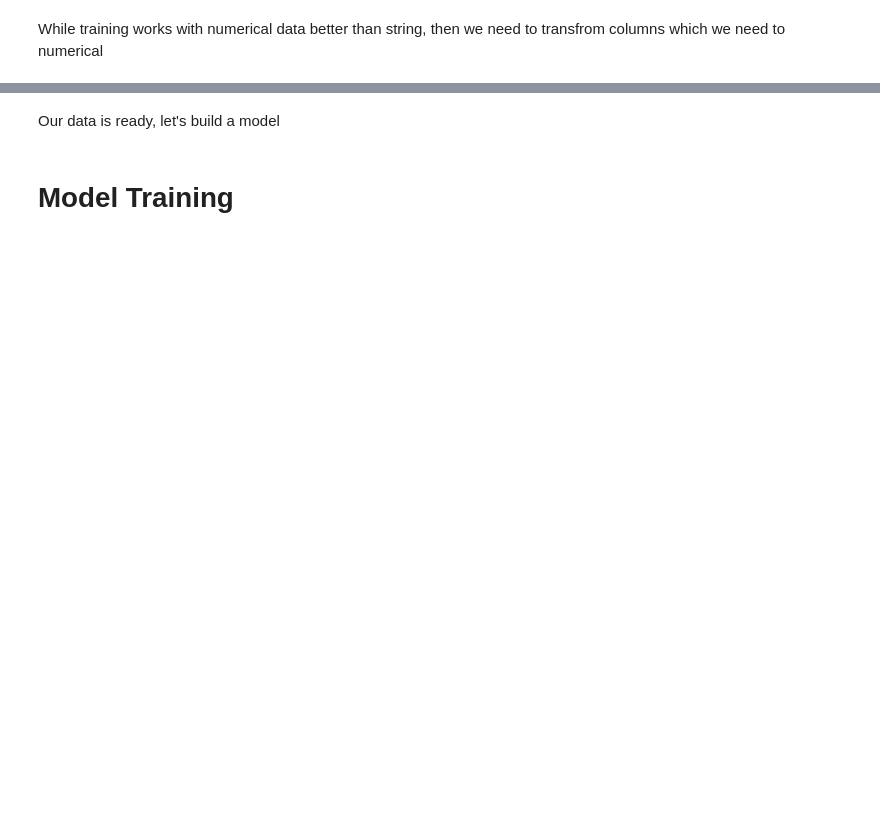
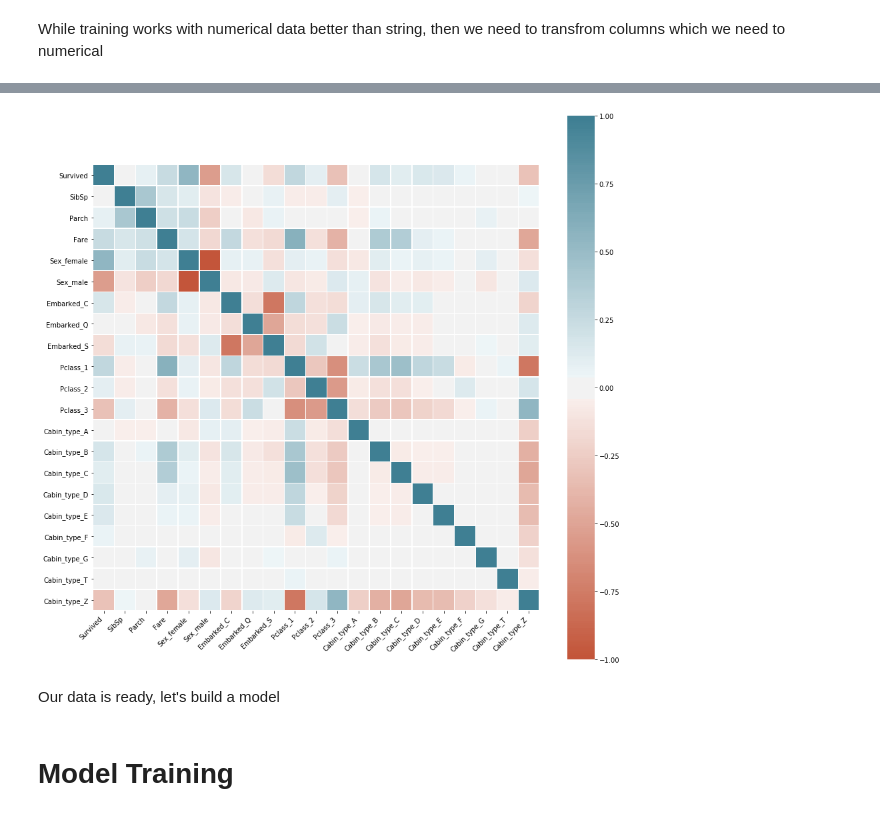
Before and after one commit to Thienbuu/Titanic_classification, a Jupyter notebook: Basic.ipynb, the cells around one changed output, grey strips where cells are left out. Cells and saved outputs as stored; diff of their text form; code cells hidden in the pictures; blank space fills up the shorter version.

```diff
--- a/Basic.ipynb
+++ b/Basic.ipynb
@@ -180,4 +235,0 @@ embarked = pd.get_dummies(train['Embarked'], drop_first=True)
-# %%
-train.drop(['Sex', 'Name', 'Ticket', 'Embarked'], axis=1, inplace=True)
-# %%
-train = pd.concat([train, sex, embarked], axis=1)
@@ -192,0 +236,6 @@ train.head()
+# %%
+sex = pd.get_dummies(train['Sex'], prefix="Sex")
+embarked = pd.get_dummies(train['Embarked'], prefix='Embarked')
+pclass = pd.get_dummies(train['Pclass'], prefix='Pclass')
+cabin_type = pd.get_dummies(train['Cabin_type'], prefix='Cabin_type')
+train = pd.concat([train, sex, embarked, pclass, cabin_type], axis=1)
@@ -192,0 +270,3 @@ train.head()
+# %%
+drop_cols = ['PassengerId', 'Pclass', 'Name', 'Sex', 'Age', 'Ticket', 'Cabin', 'Embarked', 'Cabin_type']
+train.drop(drop_cols, axis=1, inplace=True)
@@ -193,3 +301,23 @@ train.head()
+# %%
+corr = train.corr()
+fig = plt.figure(figsize=(15,15))
+ax = sns.heatmap(
+    corr,
+    vmin=-1,
+    vmax=1,
+    center=0,
+    linewidths=0.5,
+    cmap=sns.diverging_palette(20, 220, n=200),
+    square=True,
+)
+ax.set_xticklabels(
+    ax.get_xticklabels(),
+    rotation=45,
+    horizontalalignment='right'
+);
+plt.show()
+# %% [output]
+[figure, added]
 # %% [markdown]
 Our data is ready, let's build a model
 # %% [markdown]
```
Also changed, not shown: parts of 76 cells of this notebook, 1 other file.
